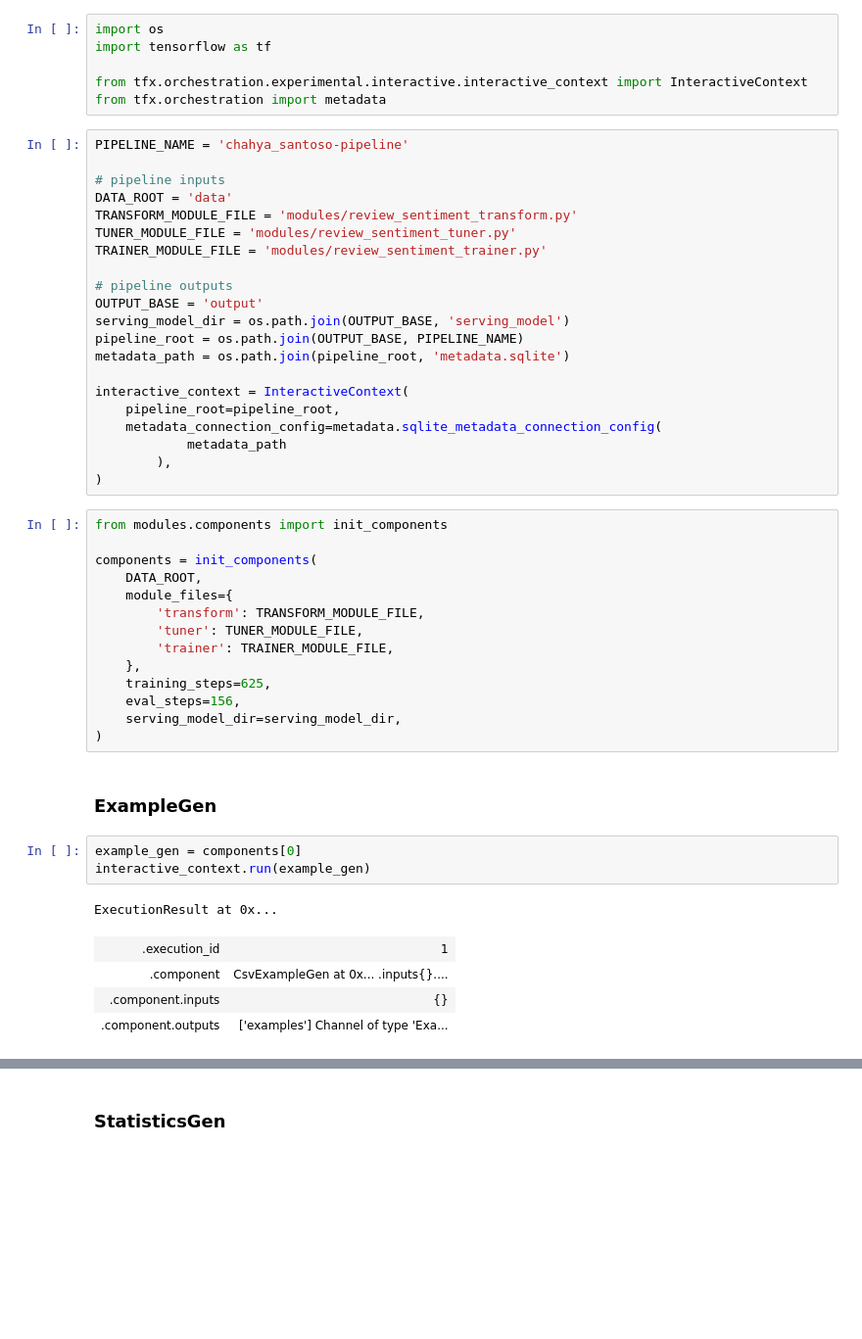
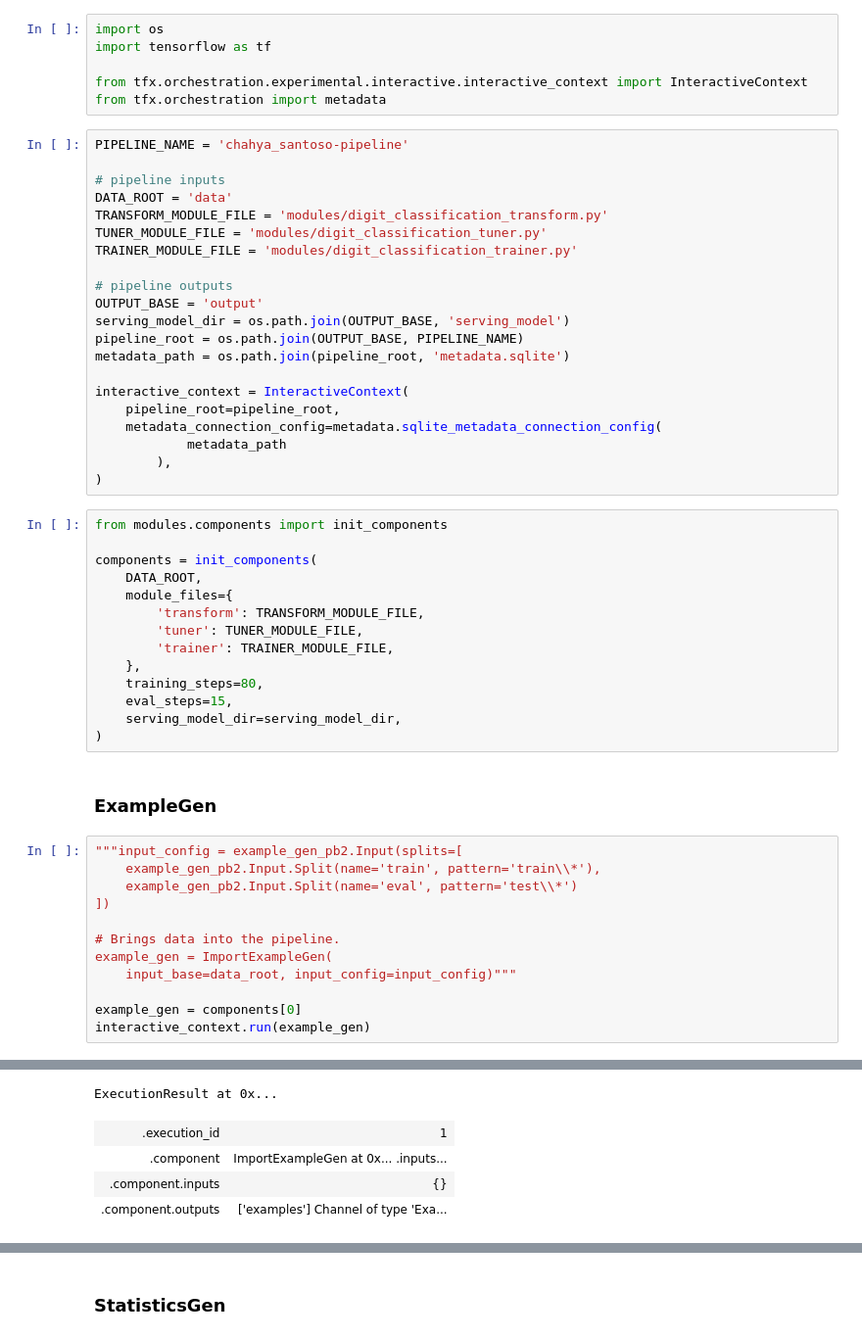
Before and after one commit to chahyasantoso/submission2-digit, a Jupyter notebook: interactive_context.ipynb, the cells around one changed output, grey strips where cells are left out. Shown at 98% size. Drawn from its saved outputs; the diff is of its cells as text; blank space fills up the shorter version.

```diff
--- a/interactive_context.ipynb
+++ b/interactive_context.ipynb
@@ -12,9 +9,9 @@ PIPELINE_NAME = 'chahya_santoso-pipeline'
 
 # pipeline inputs
 DATA_ROOT = 'data'
-TRANSFORM_MODULE_FILE = 'modules/review_sentiment_transform.py'
-TUNER_MODULE_FILE = 'modules/review_sentiment_tuner.py'
-TRAINER_MODULE_FILE = 'modules/review_sentiment_trainer.py'
+TRANSFORM_MODULE_FILE = 'modules/digit_classification_transform.py'
+TUNER_MODULE_FILE = 'modules/digit_classification_tuner.py'
+TRAINER_MODULE_FILE = 'modules/digit_classification_trainer.py'
 
 # pipeline outputs
 OUTPUT_BASE = 'output'
@@ -38,18 +35,22 @@ components = init_components(
         'tuner': TUNER_MODULE_FILE,
         'trainer': TRAINER_MODULE_FILE,
     },
-    training_steps=625,
-    eval_steps=156,
+    training_steps=80,
+    eval_steps=15,
     serving_model_dir=serving_model_dir,
 )
 # %% [markdown]
 ### ExampleGen
-# %%
-example_gen = components[0]
-interactive_context.run(example_gen)
-# %% [output]
-ExecutionResult at 0x...
-| .execution_id | 1 |
-| .component | CsvExampleGen at 0x... .inputs{}.... |
-| .component.inputs | {} |
-| .component.outputs | ['examples'] Channel of type 'Exa... |
+# %%
+"""input_config = example_gen_pb2.Input(splits=[
+    example_gen_pb2.Input.Split(name='train', pattern='train\\*'),
+    example_gen_pb2.Input.Split(name='eval', pattern='test\\*')
+])
+
+# Brings data into the pipeline.
+example_gen = ImportExampleGen(
+    input_base=data_root, input_config=input_config)"""
+
+example_gen = components[0]
+interactive_context.run(example_gen)
+# %% [output]
@@ -56,3 +59,8 @@ ExecutionResult at 0x...
+ExecutionResult at 0x...
+| .execution_id | 1 |
+| .component | ImportExampleGen at 0x... .inputs... |
+| .component.inputs | {} |
+| .component.outputs | ['examples'] Channel of type 'Exa... |
 # %%
 from modules.utils import print_example_from_uri
 
```
Also changed, not shown: parts of 21 cells of this notebook, 19 other files.
